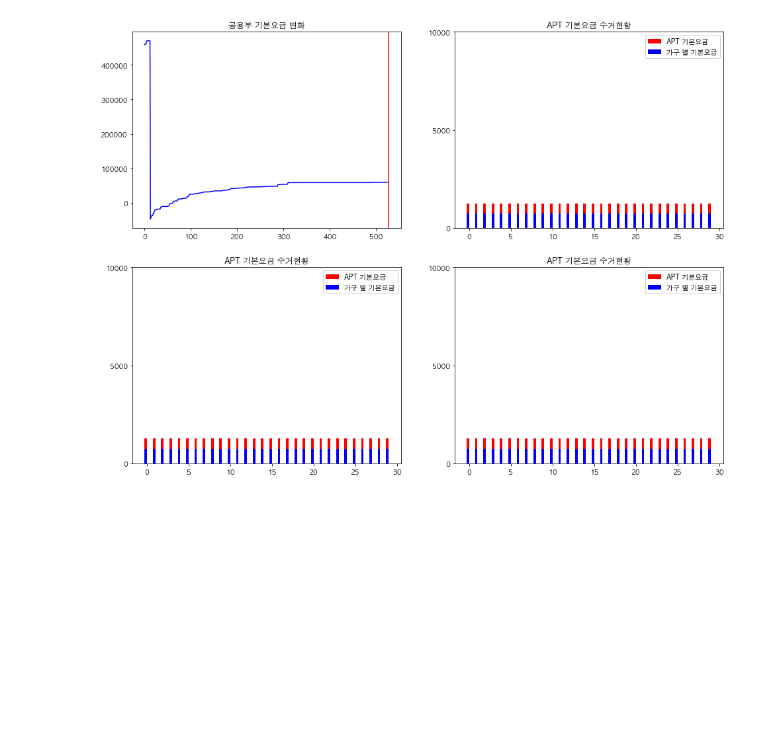
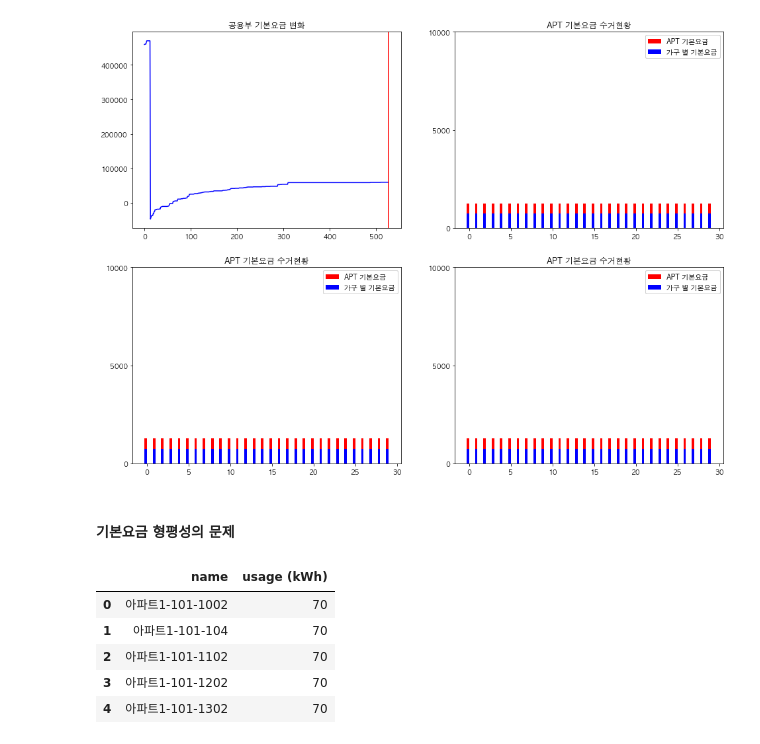
Before and after one commit to formegusto/what-is-public-fee, a Jupyter notebook: 전기를 아꼈을 때, 공동설비요금이 감소할까? (형평성의 문제에 대하여).ipynb, the cells around one changed output. Drawn from its saved outputs; the diff is of its cells as text; code cells hidden in the pictures; blank space fills up the shorter version.

```diff
--- a/전기를 아꼈을 때, 공동설비요금이 감소할까? (형평성의 문제에 대하여).ipynb
+++ b/전기를 아꼈을 때, 공동설비요금이 감소할까? (형평성의 문제에 대하여).ipynb
@@ -357,3 +357,18 @@ plt.show()
 # %% [output]
 저장 시작함니당
 [figure]
+# %% [markdown]
+#### 기본요금 형평성의 문제
+# %%
+equity_df = month_df.copy()
+equity_df['usage (kWh)'] = 70
+households_kWh = equity_df['usage (kWh)'].sum()
+
+equity_df.head()
+# %% [output]
+|  | name | usage (kWh) |
+| 0 | 아파트1-101-1002 | 70 |
+| 1 | 아파트1-101-104 | 70 |
+| 2 | 아파트1-101-1102 | 70 |
+| 3 | 아파트1-101-1202 | 70 |
+| 4 | 아파트1-101-1302 | 70 |
```
Also changed, not shown: parts of 2 cells of this notebook.
